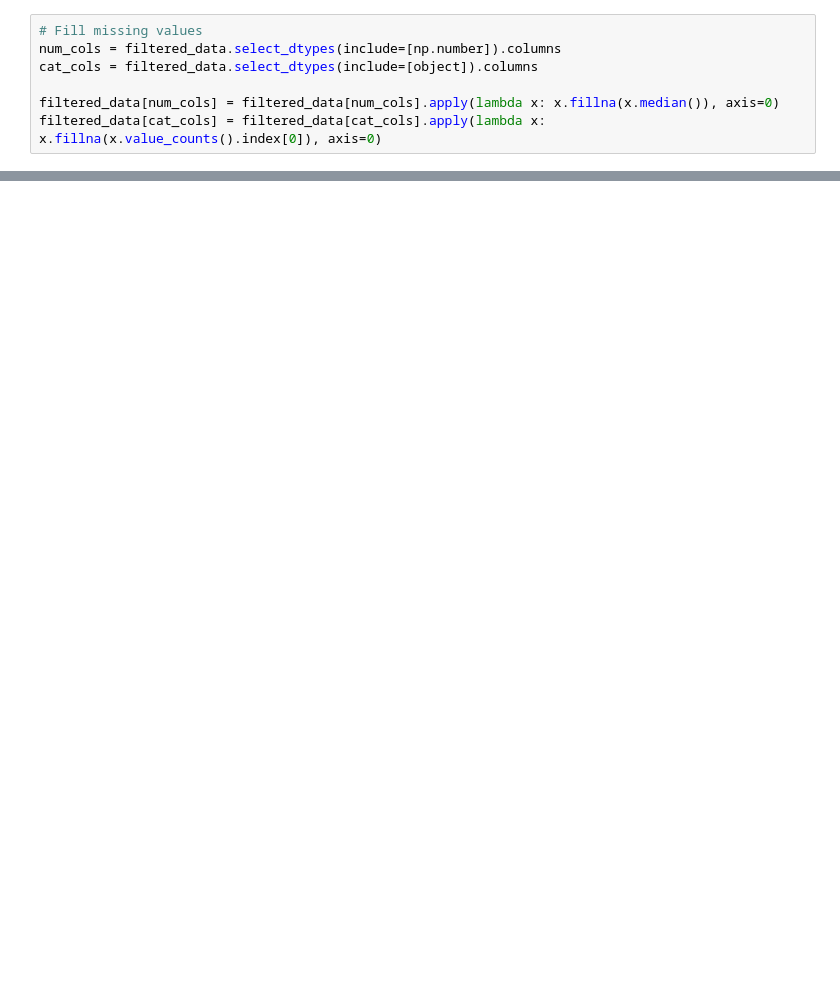
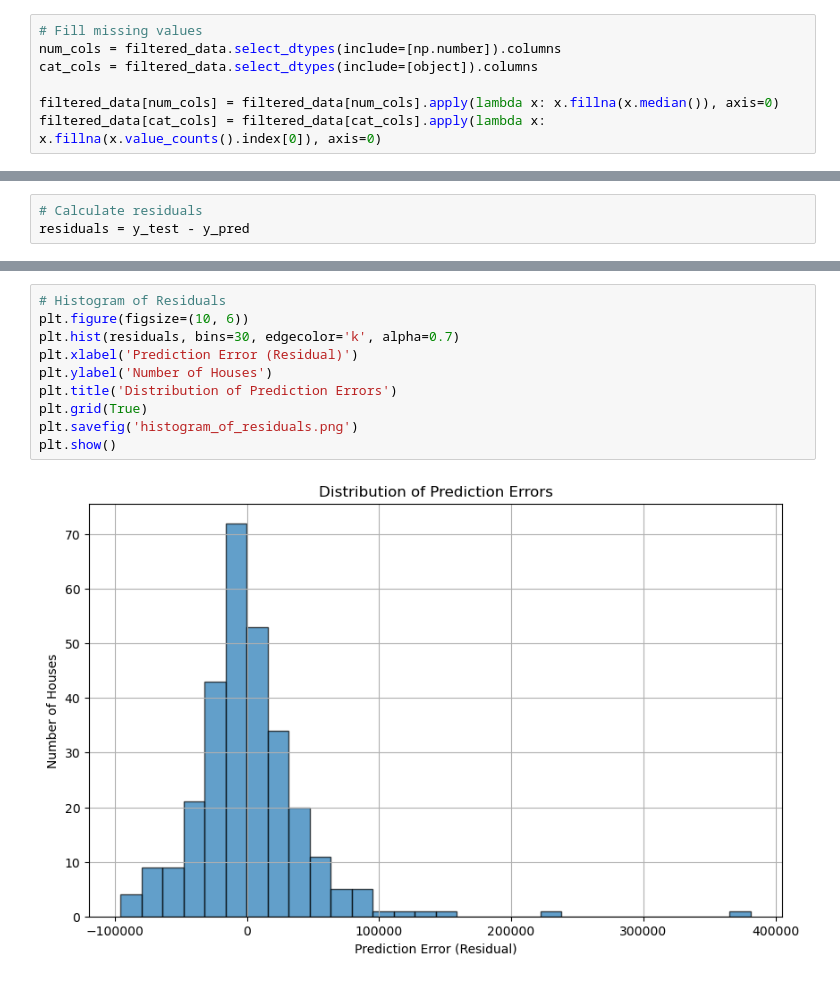
Before and after one commit to Da1212e77/ANA680Final, a Jupyter notebook: RealEstatePredictions.ipynb, the cells around one changed output, grey strips where cells are left out. Drawn from its saved outputs; the diff is of its cells as text; blank space fills up the shorter version.

```diff
--- a/RealEstatePredictions.ipynb
+++ b/RealEstatePredictions.ipynb
@@ -223,0 +200,3 @@ Test MSE: 391099193.0866673, Test R2: 0.5720552881535859
+# %%
+# Calculate residuals
+residuals = y_test - y_pred
@@ -223,0 +216,12 @@ Test MSE: 391099193.0866673, Test R2: 0.5720552881535859
+# %%
+# Histogram of Residuals
+plt.figure(figsize=(10, 6))
+plt.hist(residuals, bins=30, edgecolor='k', alpha=0.7)
+plt.xlabel('Prediction Error (Residual)')
+plt.ylabel('Number of Houses')
+plt.title('Distribution of Prediction Errors')
+plt.grid(True)
+plt.savefig('histogram_of_residuals.png')
+plt.show()
+# %% [output]
+[figure, added]
```
Also changed, not shown: parts of 23 cells of this notebook, 1 other file.
